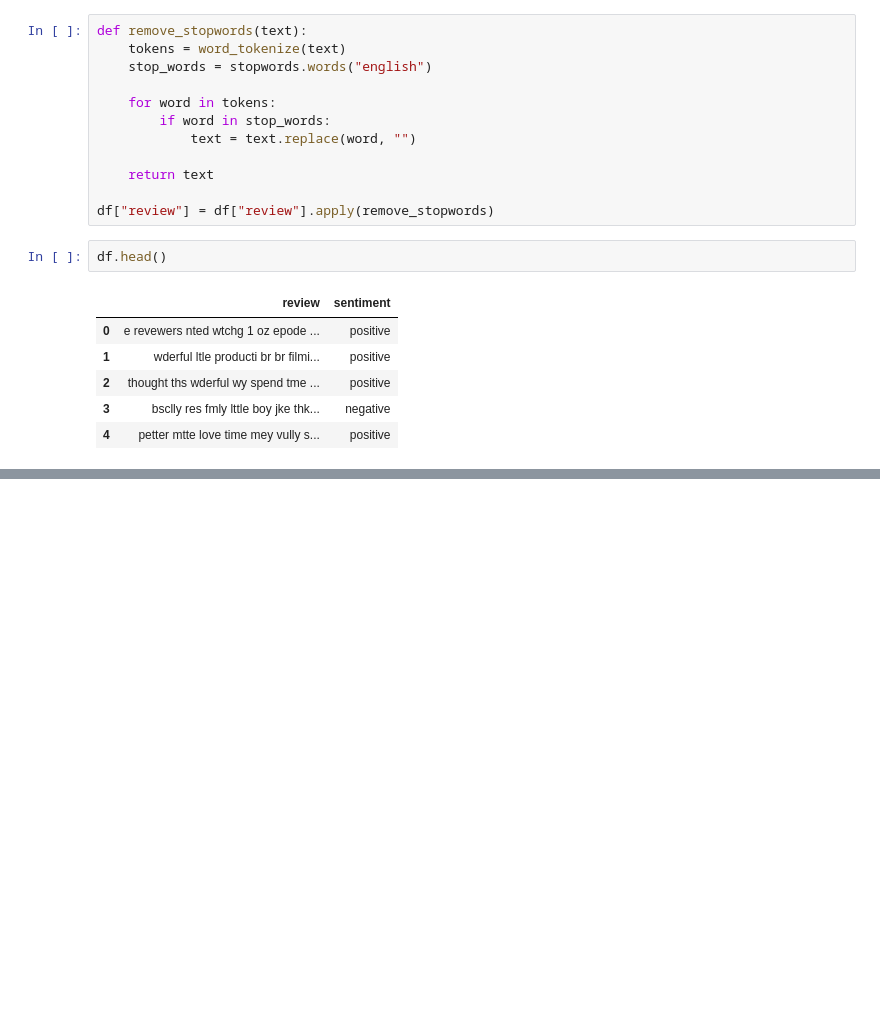
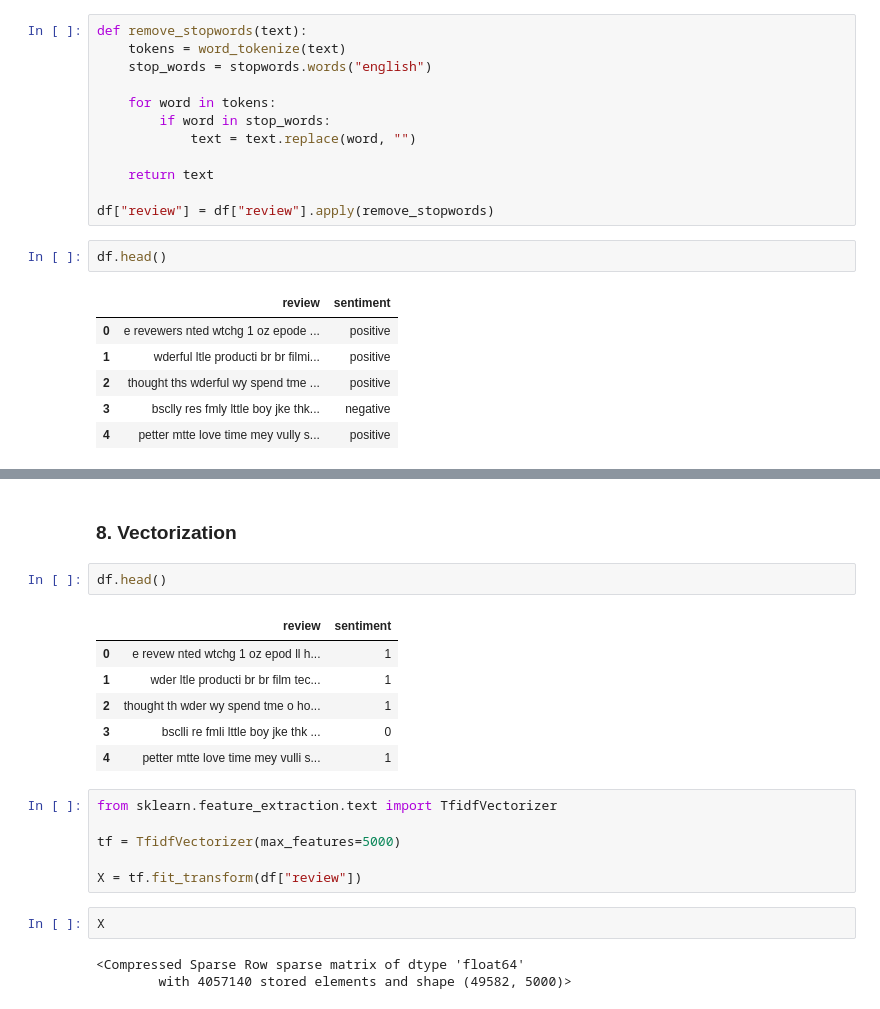
Before and after one commit to Yuval-Varke/ML_2.0, a Jupyter notebook: Deep Learning/RNN_for_Sentiment_Analysis/RNN_for_Sentiment_Analysis.ipynb, the cells around one changed output, grey strips where cells are left out. Saved outputs shown, nothing was run; the diff lists cells and outputs as text; blank space fills up the shorter version.

```diff
--- a/Deep Learning/RNN_for_Sentiment_Analysis/RNN_for_Sentiment_Analysis.ipynb
+++ b/Deep Learning/RNN_for_Sentiment_Analysis/RNN_for_Sentiment_Analysis.ipynb
@@ -117,0 +175,22 @@ df.head()
+# %% [markdown]
+### 8. Vectorization
+# %%
+df.head()
+# %% [output]
+|  | review | sentiment |
+| 0 | e revew nted wtchg 1 oz epod ll h... | 1 |
+| 1 | wder ltle producti br br film tec... | 1 |
+| 2 | thought th wder wy spend tme o ho... | 1 |
+| 3 | bsclli re fmli lttle boy jke thk ... | 0 |
+| 4 | petter mtte love time mey vulli s... | 1 |
+# %%
+from sklearn.feature_extraction.text import TfidfVectorizer
+
+tf = TfidfVectorizer(max_features=5000)
+
+X = tf.fit_transform(df["review"])
+# %%
+X
+# %% [output]
+<Compressed Sparse Row sparse matrix of dtype 'float64'
+        with 4057140 stored elements and shape (49582, 5000)>
```
Also changed, not shown: parts of 8 cells of this notebook.
